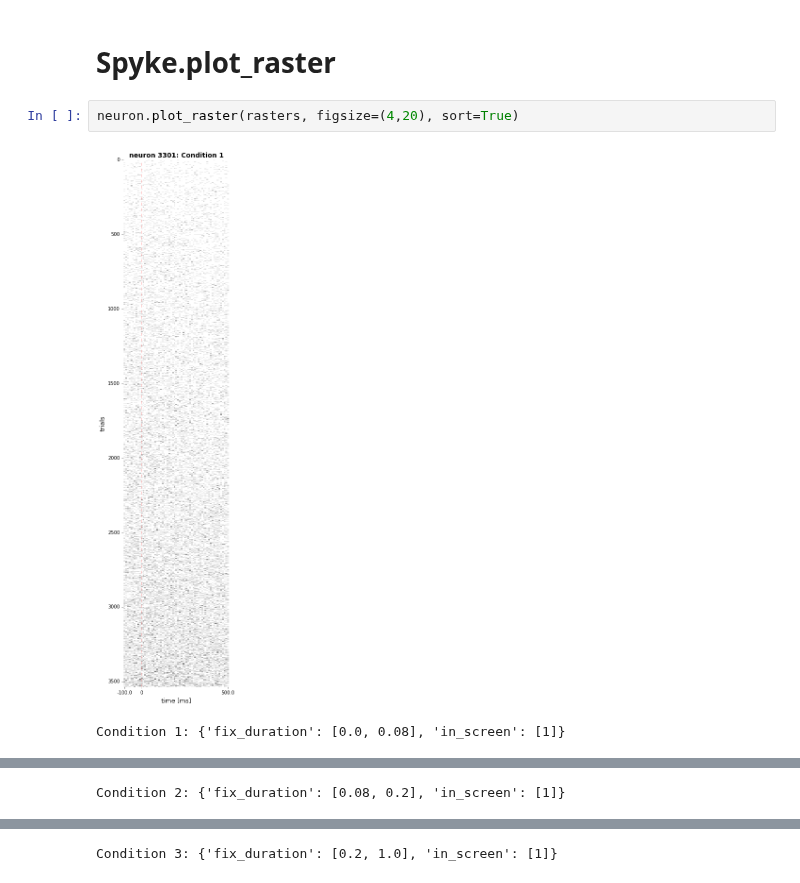
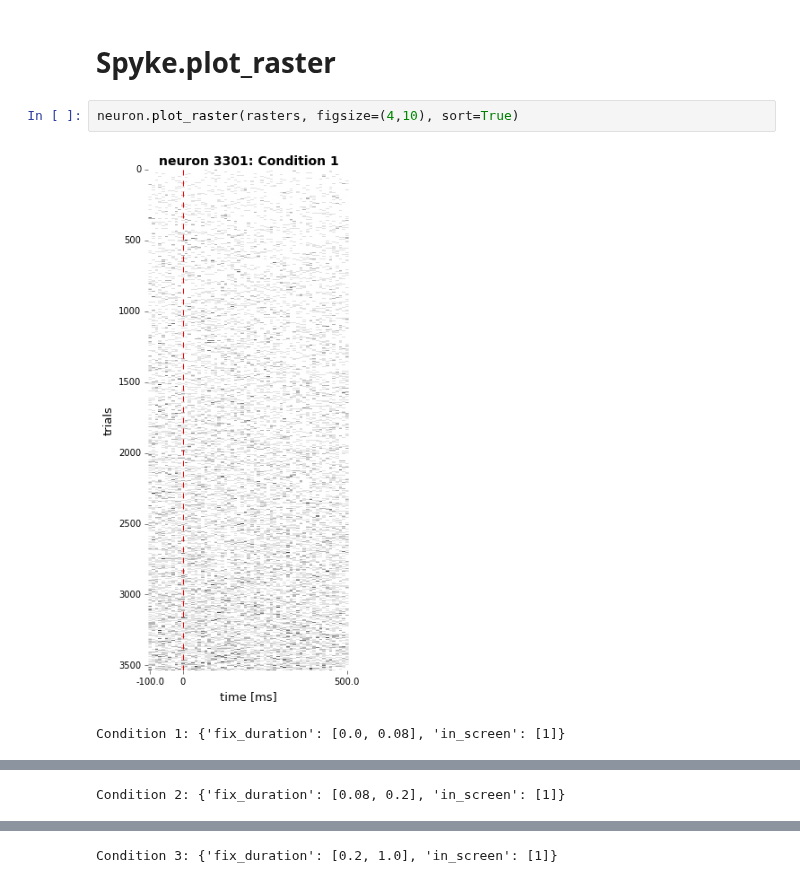
Before and after one commit to KordingLab/spykes, a Jupyter notebook: notebooks/neuron_example.ipynb, the cells around one changed output, grey strips where cells are left out. Cells and saved outputs as stored; diff of their text form.

```diff
--- a/notebooks/neuron_example.ipynb
+++ b/notebooks/neuron_example.ipynb
@@ -295,7 +301,7 @@ Conditions:
 # %% [markdown]
 # Spyke.plot_raster
 # %%
-neuron.plot_raster(rasters, figsize=(4,20), sort=True)
+neuron.plot_raster(rasters, figsize=(4,10), sort=True)
 # %% [output]
-[figure, old version]
+[figure, new version]
 Condition 1: {'fix_duration': [0.0, 0.08], 'in_screen': [1]}
```
Also changed, not shown: parts of 14 cells of this notebook, 1 other file.
